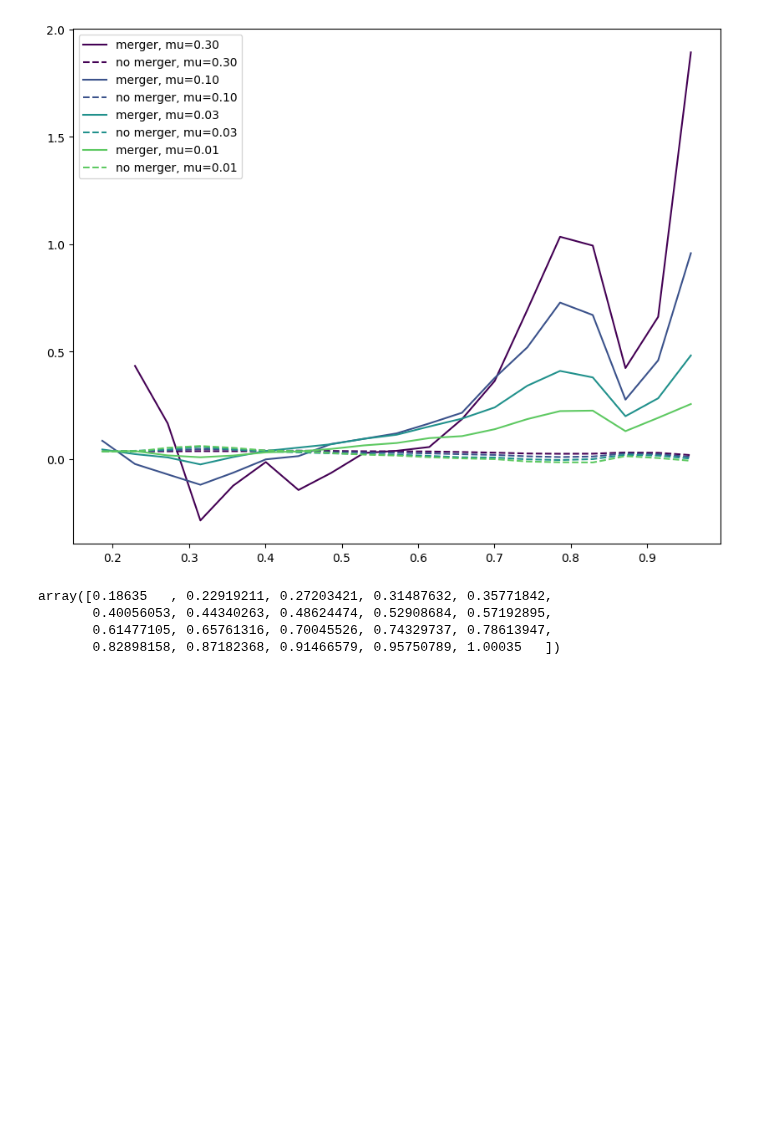
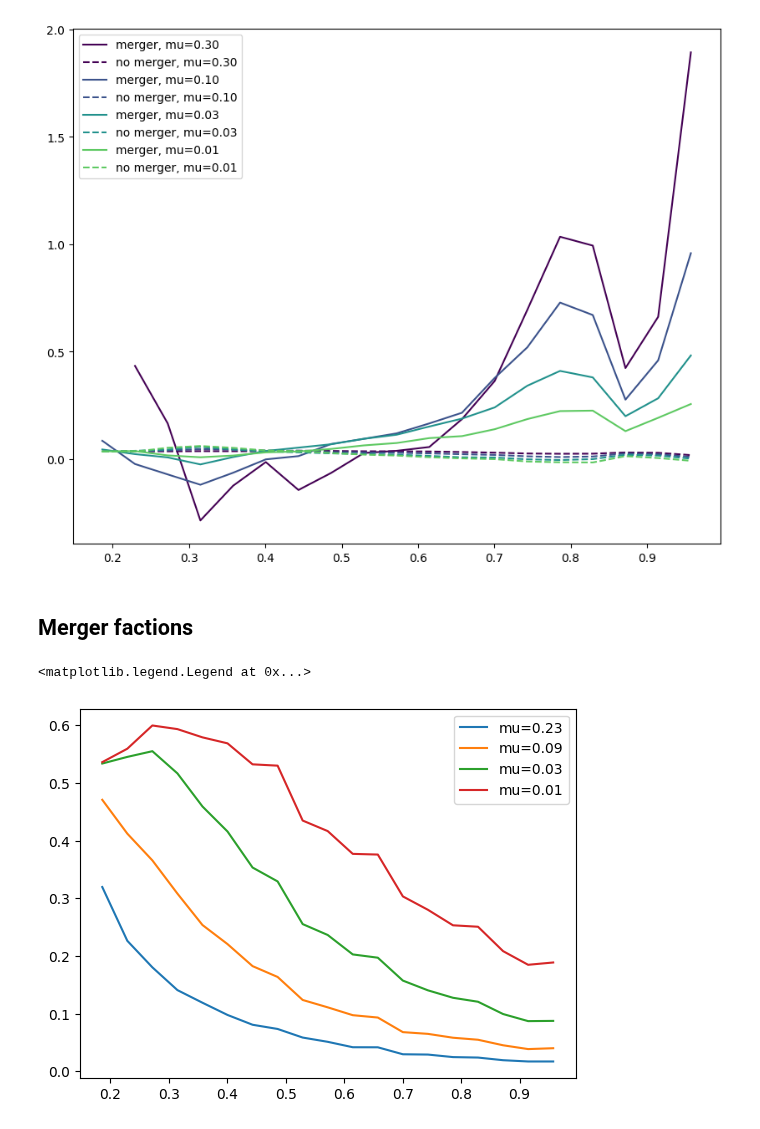
Before and after one commit to ismael-mendoza/nbody-relaxed, a Jupyter notebook: notebooks/current/mm-bins-pred.ipynb, the cells around one changed output. Cells and saved outputs as stored; diff of their text form; code cells hidden in the pictures; blank space fills up the shorter version.

```diff
--- a/notebooks/current/mm-bins-pred.ipynb
+++ b/notebooks/current/mm-bins-pred.ipynb
@@ -157,14 +186,14 @@ for kk, mu in enumerate(Mu):
 # %%
-# plot residual vs scale bin for each mu
-plt.figure(figsize=(10, 8))
-for kk, mu in enumerate(Mu):
-    color = plt.cm.viridis(kk / len(Mu))
-    lmu = mu / ( 1- mu)
-    plt.plot(scale_bins[:-1], residual_merger[kk], label=f'merger, mu={lmu:.2f}', color=color)
-    plt.plot(scale_bins[:-1], residual_no_merger[kk], label=f'no merger, mu={lmu:.2f}', color=color, linestyle='--')
-plt.legend()
-plt.xlabel('Scale factor bin')
-plt.ylabel('Concentration residual')
+# # plot residual vs scale bin for each mu
+# plt.figure(figsize=(10, 8))
+# for kk, mu in enumerate(Mu):
+#     color = plt.cm.viridis(kk / len(Mu))
+#     lmu = mu / ( 1- mu)
+#     plt.plot(scale_bins[:-1], residual_merger[kk], label=f'merger, mu={lmu:.2f}', color=color)
+#     plt.plot(scale_bins[:-1], residual_no_merger[kk], label=f'no merger, mu={lmu:.2f}', color=color, linestyle='--')
+# plt.legend()
+# plt.xlabel('Scale factor bin')
+# plt.ylabel('Concentration residual')
 # %% [output]
 Text(0, 0.5, 'Concentration residual')
 [figure]
@@ -197,10 +226,12 @@ plt.legend()
 # %% [output]
 <matplotlib.legend.Legend at 0x...>
 [figure]
-# %%
-scale_bins
-# %% [output]
-array([0.18635   , 0.22919211, 0.27203421, 0.31487632, 0.35771842,
-       0.40056053, 0.44340263, 0.48624474, 0.52908684, 0.57192895,
-       0.61477105, 0.65761316, 0.70045526, 0.74329737, 0.78613947,
-       0.82898158, 0.87182368, 0.91466579, 0.95750789, 1.00035   ])
+# %% [markdown]
+## Merger factions
+# %%
+for kk, mu in enumerate(Mu):
+    plt.plot(scale_bins[:-1], inst_mask[kk, :].sum(axis=0) / 10000, label=f'mu={mu:.2f}')
+plt.legend()
+# %% [output]
+<matplotlib.legend.Legend at 0x...>
+[figure, added]
```
Also changed, not shown: parts of 9 cells of this notebook.
